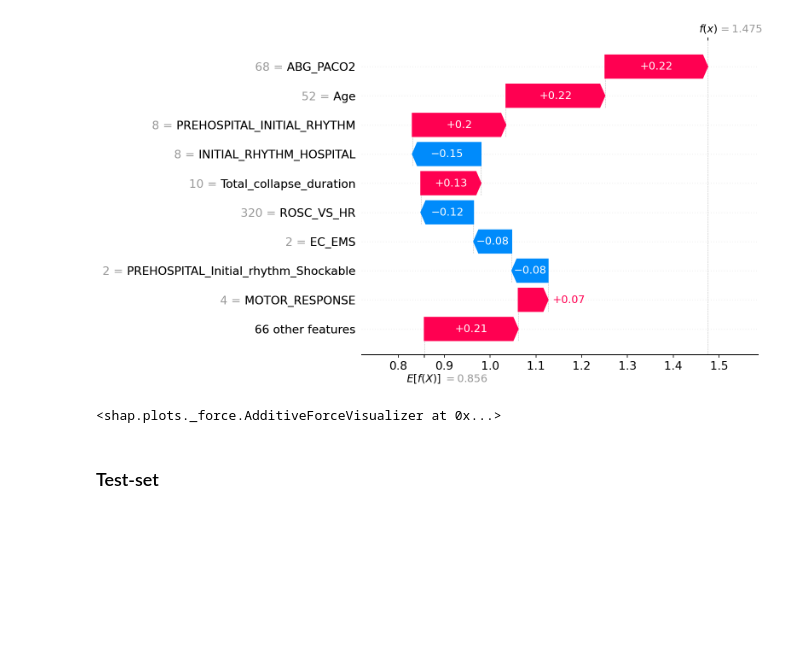
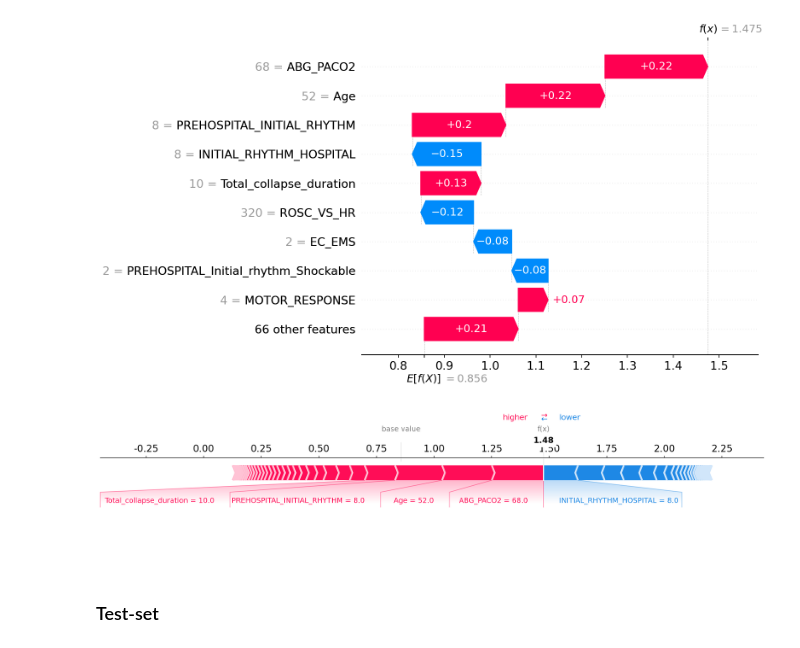
Before and after one commit to yihahn/prog_neuro_after_rosc, a Jupyter notebook: main_prognostic_neurologic_with_SWAP.ipynb, the cells around one changed output. Cells and saved outputs as stored; diff of their text form; code cells hidden in the pictures; blank space fills up the shorter version.

Commit message:
figure with matplotlib

```diff
--- a/main_prognostic_neurologic_with_SWAP.ipynb
+++ b/main_prognostic_neurologic_with_SWAP.ipynb
@@ -1281,9 +1281,9 @@ shap.plots.waterfall(shap_values_positive[0])
 # %% [output]
 [figure]
 # %%
-shap.force_plot(shap_values_positive[0])
+shap.force_plot(shap_values_positive[0], matplotlib=True)
 # %% [output]
-<shap.plots._force.AdditiveForceVisualizer at 0x...>
+[figure, added]
 # %% [markdown]
 ### Test-set
 # %%
```
Also changed, not shown: parts of 1 cell of this notebook.
